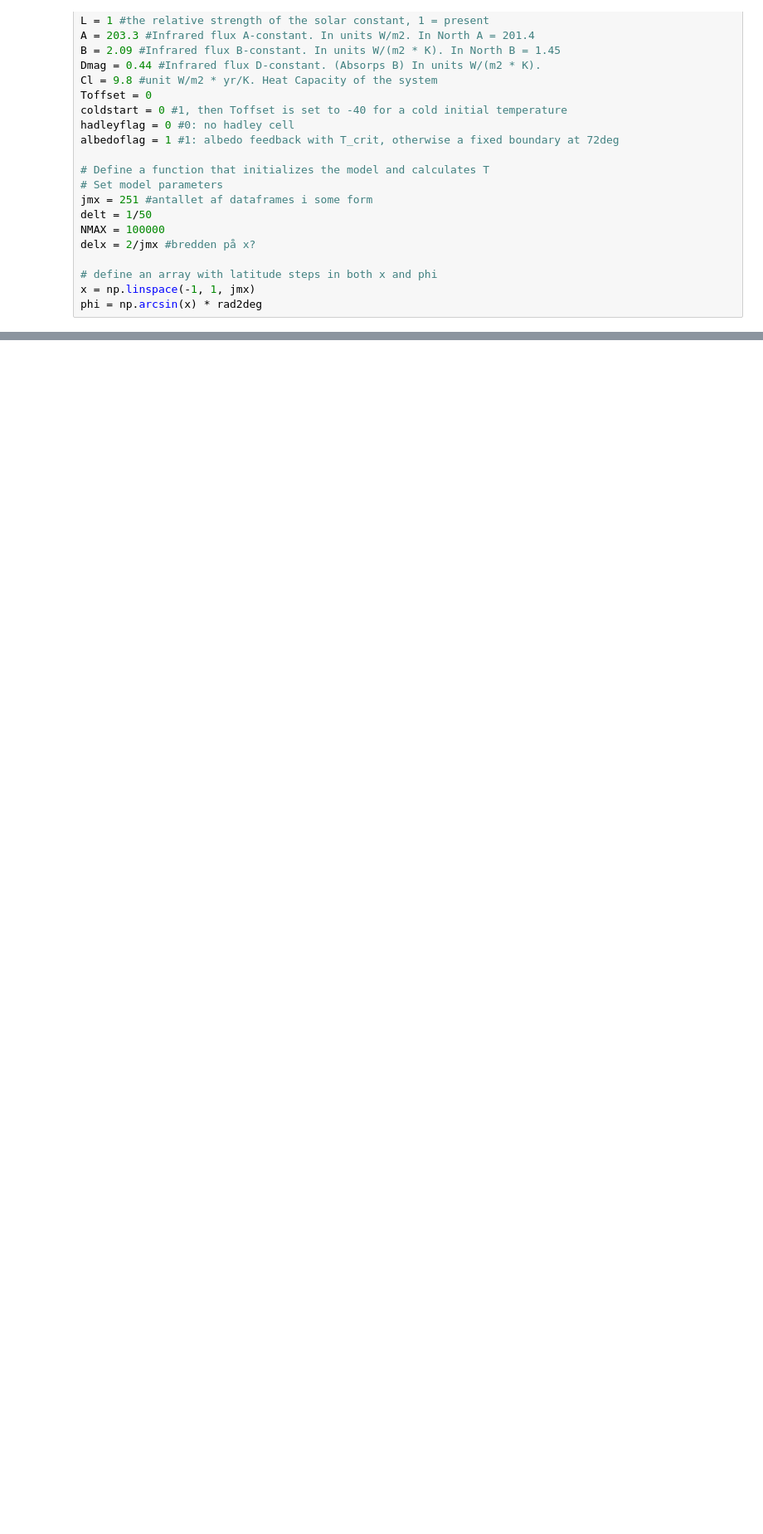
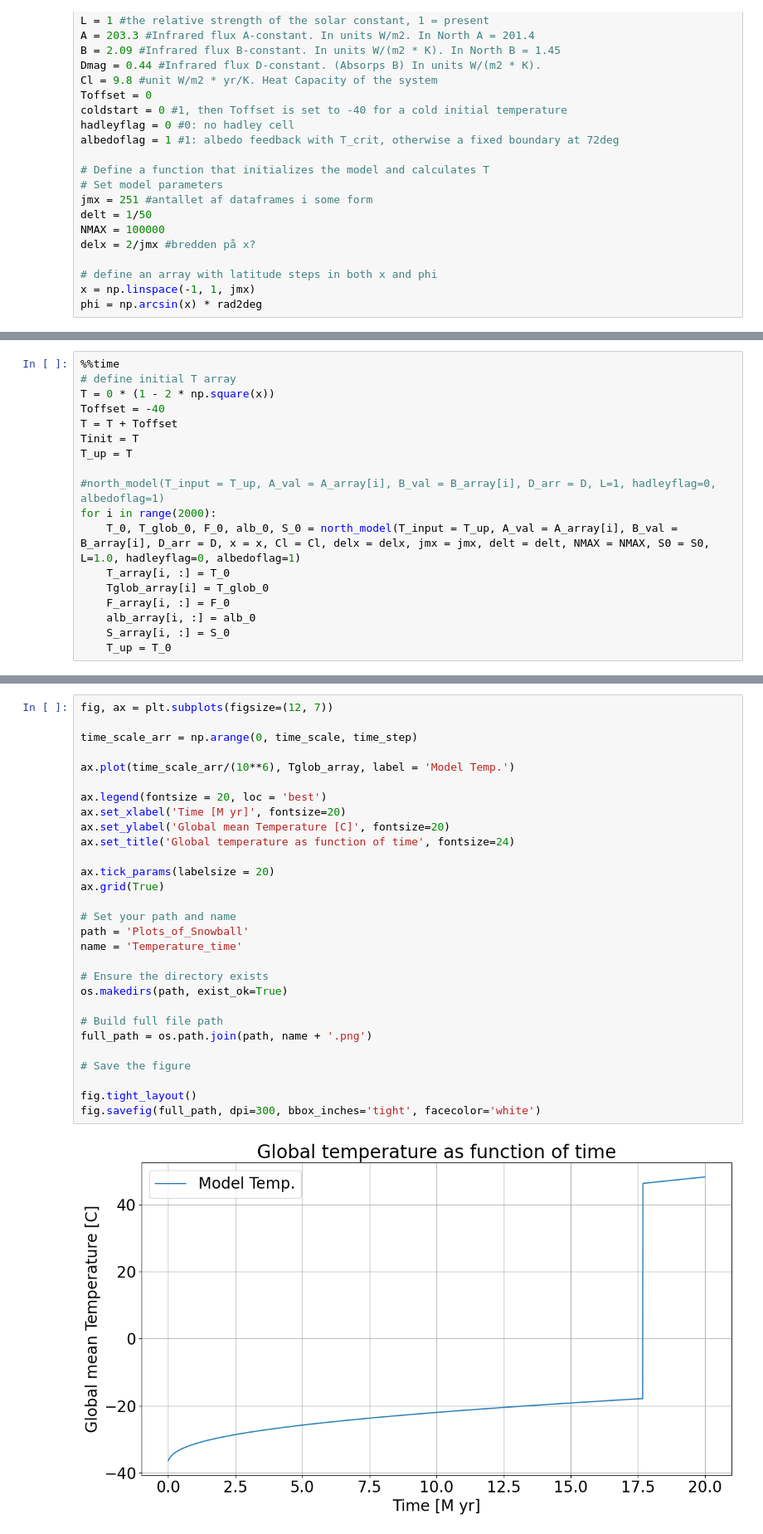
Before and after one commit to ThorHMW/SnowballEarth, a Jupyter notebook: Snowball-Code.ipynb, the cells around one changed output, grey strips where cells are left out. Shown at 83% size. Saved outputs shown, nothing was run; the diff lists cells and outputs as text; blank space fills up the shorter version.

```diff
--- a/Snowball-Code.ipynb
+++ b/Snowball-Code.ipynb
@@ -144,0 +293,18 @@ F = -2 * math.pi * a * a * np.sqrt(1 - x*x) * Dmp * np.gradient(T,delx)
+# %%
+%%time
+# define initial T array
+T = 0 * (1 - 2 * np.square(x))
+Toffset = -40
+T = T + Toffset
+Tinit = T
+T_up = T
+
+#north_model(T_input = T_up, A_val = A_array[i], B_val = B_array[i], D_arr = D, L=1, hadleyflag=0, albedoflag=1)
+for i in range(2000):
+    T_0, T_glob_0, F_0, alb_0, S_0 = north_model(T_input = T_up, A_val = A_array[i], B_val = B_array[i], D_arr = D, x = x, Cl = Cl, delx = delx, jmx = jmx, delt = delt, NMAX = NMAX, S0 = S0, L=1.0, hadleyflag=0, albedoflag=1)
+    T_array[i, :] = T_0
+    Tglob_array[i] = T_glob_0
+    F_array[i, :] = F_0
+    alb_array[i, :] = alb_0
+    S_array[i, :] = S_0
+    T_up = T_0
@@ -144,0 +360,31 @@ F = -2 * math.pi * a * a * np.sqrt(1 - x*x) * Dmp * np.gradient(T,delx)
+# %%
+fig, ax = plt.subplots(figsize=(12, 7))
+
+time_scale_arr = np.arange(0, time_scale, time_step)
+
+ax.plot(time_scale_arr/(10**6), Tglob_array, label = 'Model Temp.')
+
+ax.legend(fontsize = 20, loc = 'best')
+ax.set_xlabel('Time [M yr]', fontsize=20)
+ax.set_ylabel('Global mean Temperature [C]', fontsize=20)
+ax.set_title('Global temperature as function of time', fontsize=24)
+
+ax.tick_params(labelsize = 20)
+ax.grid(True)
+
+# Set your path and name
+path = 'Plots_of_Snowball'
+name = 'Temperature_time'
+
+# Ensure the directory exists
+os.makedirs(path, exist_ok=True)
+
+# Build full file path
+full_path = os.path.join(path, name + '.png')
+
+# Save the figure
+
+fig.tight_layout()
+fig.savefig(full_path, dpi=300, bbox_inches='tight', facecolor='white')
+# %% [output]
+[figure, added]
```
Also changed, not shown: parts of 29 cells of this notebook.
